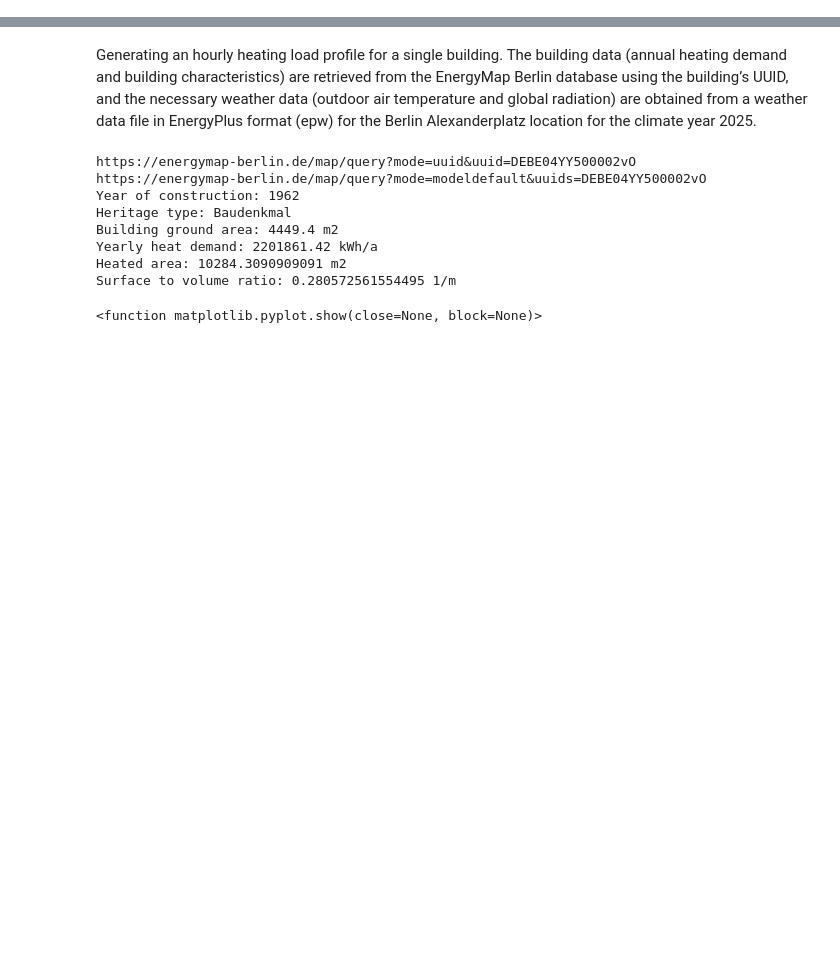
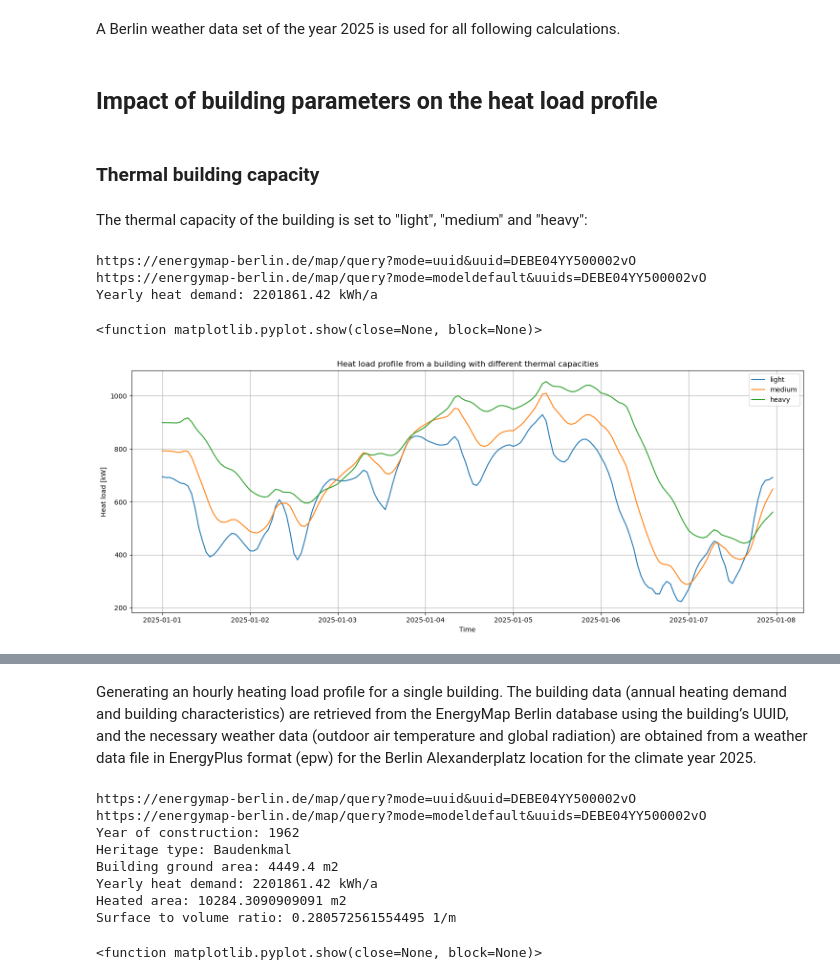
Before and after one commit to UdK-VPT/energymap4py, a Jupyter notebook: HeatLoadProfiles.ipynb, the cells around one changed output, grey strips where cells are left out. Saved outputs shown, nothing was run; the diff lists cells and outputs as text; code cells hidden in the pictures; blank space fills up the shorter version.

Commit message:
Notebook HeatLoadProfiles.ipynb updated

```diff
--- a/HeatLoadProfiles.ipynb
+++ b/HeatLoadProfiles.ipynb
@@ -8,0 +12,2 @@ from pathlib import Path
+# %% [markdown]
+A Berlin weather data set of the year 2025 is used for all following calculations.
@@ -8,0 +18,50 @@ from pathlib import Path
+# %% [markdown]
+## Impact of building parameters on the heat load profile
+# %% [markdown]
+### Thermal building capacity
+# %% [markdown]
+The thermal capacity of the building is set to "light", "medium" and "heavy":
+# %%
+data = em_data.by_uuid('DEBE04YY500002vO', added_details=True)
+annual_energy_demand = float(data[0]['cons_c1r1'])
+print('Yearly heat demand:',annual_energy_demand,'kWh/a')
+heated_floor_area = float(data[0]['heated_area'])
+surface_volume_ratio=float(data[0]['surface_area_to_volume_ratio'])
+window_area_fraction=float(data[0]['outwalls_window_ratio'])
+period = slice("2025-01-01 00:00", "2025-01-07 23:00")
+
+loads = []
+for capacity in ["light","medium","heavy"]:
+    load = hlm.calculate_hourly_heat_load_advanced(
+            annual_energy_kwh=annual_energy_demand,
+            outdoor_temp_C=weather["T_a"],
+            global_irradiance_W_m2=weather["GHI"],
+            heated_floor_area_m2=heated_floor_area,
+            surface_volume_ratio_m_inv=surface_volume_ratio,
+            window_area_fraction=window_area_fraction,
+            thermal_capacity=capacity,
+            dhw_specific_kwh_m2a=12.5,
+            use_random_user_behavior=False,
+            random_seed=42,
+            behavior_strength=1.0,
+            use_night_setback=False,
+        )
+    loads.append(load.loc[period])
+
+plt.figure(figsize=(15, 6))
+plt.plot(loads[0].index, loads[0]["total_heat_load_kW"], label="light")
+plt.plot(loads[1].index, loads[1]["total_heat_load_kW"], label="medium")
+plt.plot(loads[2].index, loads[2]["total_heat_load_kW"], label="heavy")
+plt.title("Heat load profile from a building with different thermal capacities")
+plt.xlabel("Time")
+plt.ylabel("Heat load [kW]")
+plt.legend()
+plt.grid(True)
+plt.tight_layout()
+plt.show
+# %% [output]
+https://energymap-berlin.de/map/query?mode=uuid&uuid=DEBE04YY500002vO
+https://energymap-berlin.de/map/query?mode=modeldefault&uuids=DEBE04YY500002vO
+Yearly heat demand: 2201861.42 kWh/a
+<function matplotlib.pyplot.show(close=None, block=None)>
+[figure, added]
```
Also changed, not shown: parts of 14 cells of this notebook, 2 other files.
